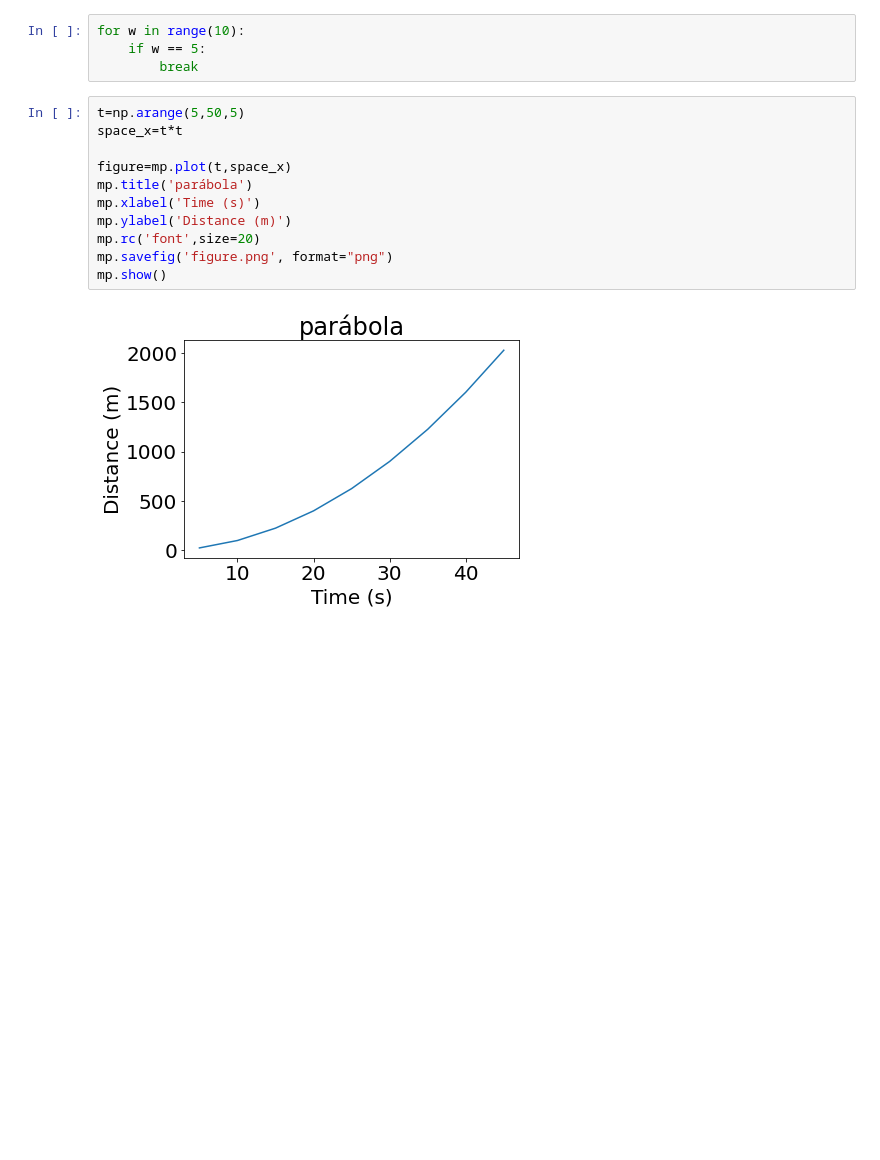
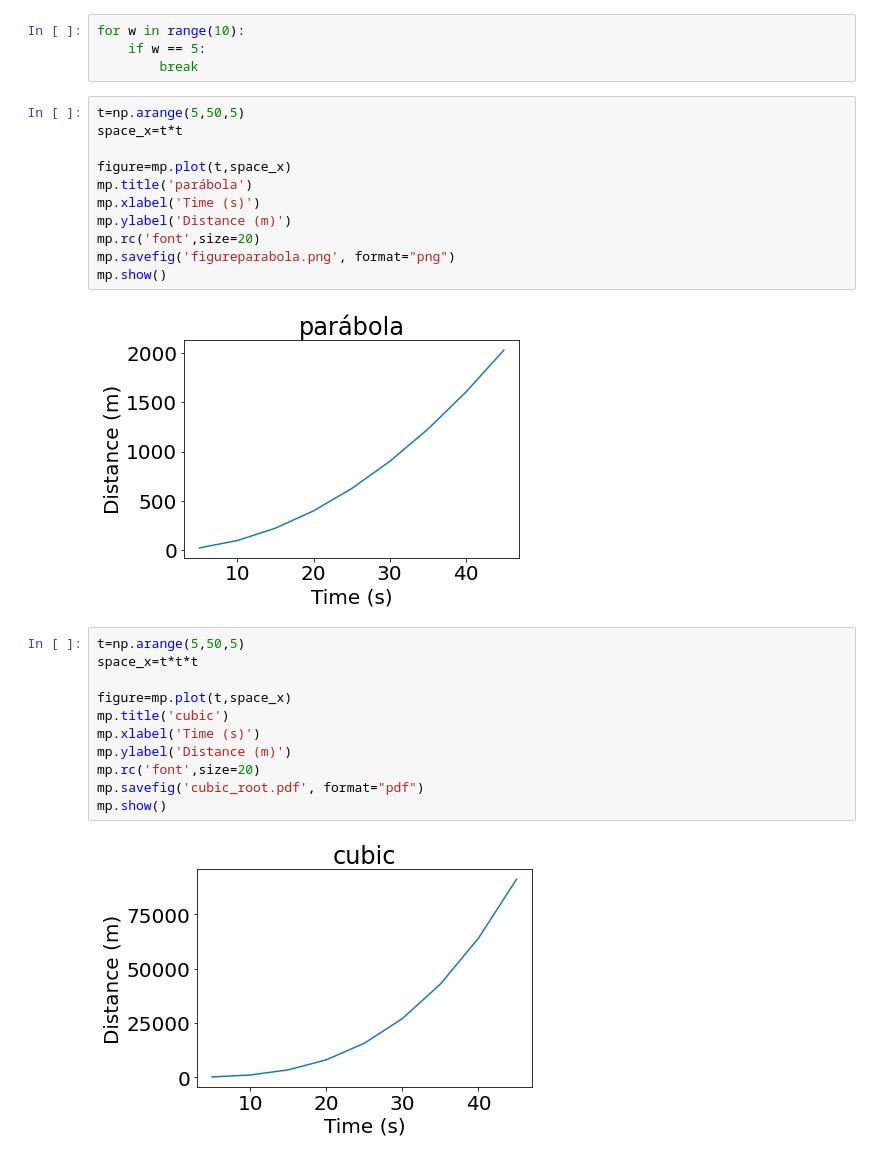
Before and after one commit to UW-ESS-DS/MLGeo2022_velgueta, a Jupyter notebook: homework1pyhtonML.ipynb, the cells around one changed output. Cells and saved outputs as stored; diff of their text form; blank space fills up the shorter version.

```diff
--- a/homework1pyhtonML.ipynb
+++ b/homework1pyhtonML.ipynb
@@ -63,7 +71,20 @@ mp.title('parábola')
 mp.xlabel('Time (s)')
 mp.ylabel('Distance (m)')
 mp.rc('font',size=20)
-mp.savefig('figure.png', format="png")
+mp.savefig('figureparabola.png', format="png")
 mp.show()
 # %% [output]
 [figure]
+# %%
+t=np.arange(5,50,5)
+space_x=t*t*t
+
+figure=mp.plot(t,space_x)
+mp.title('cubic')
+mp.xlabel('Time (s)')
+mp.ylabel('Distance (m)')
+mp.rc('font',size=20)
+mp.savefig('cubic_root.pdf', format="pdf")
+mp.show()
+# %% [output]
+[figure, added]
```
Also changed, not shown: parts of 6 cells of this notebook, 2 other files.
